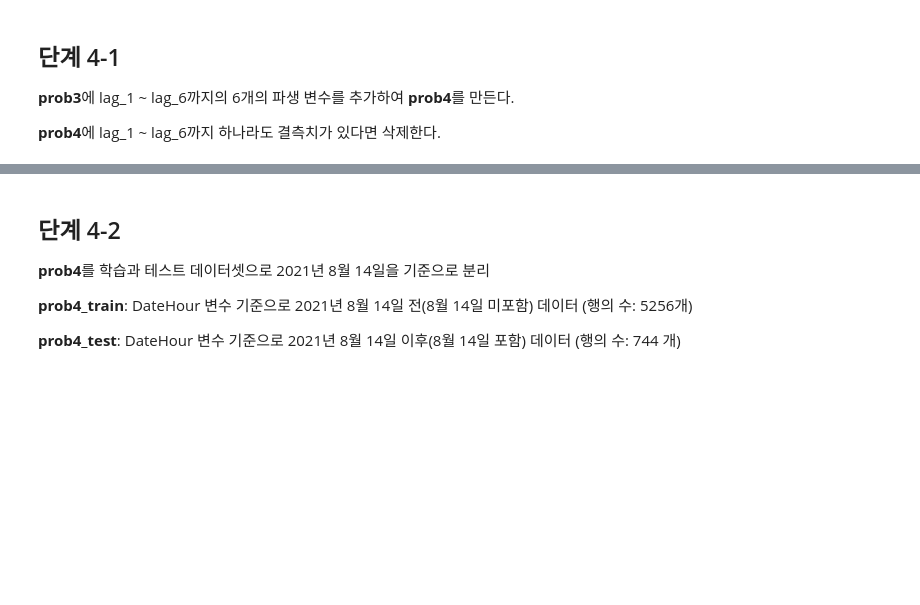
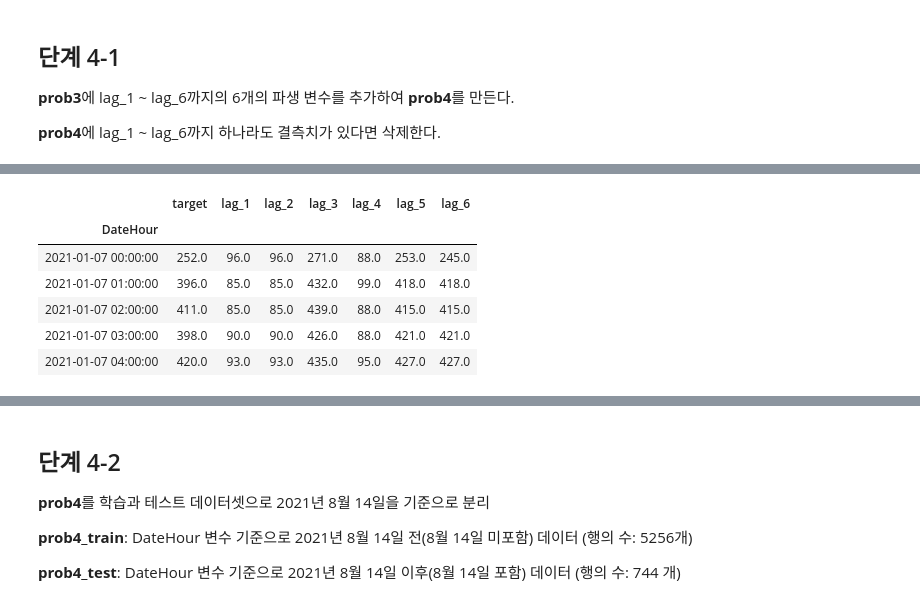
Before and after one commit to sunkusun9/DS_lv3_2603_2, a Jupyter notebook: sec_ds_lv3_prob3_prob.ipynb, the cells around one changed output, grey strips where cells are left out. Saved outputs shown, nothing was run; the diff lists cells and outputs as text; code cells hidden in the pictures; blank space fills up the shorter version.

```diff
--- a/sec_ds_lv3_prob3_prob.ipynb
+++ b/sec_ds_lv3_prob3_prob.ipynb
@@ -1479,0 +1757,23 @@ DateHour를 기준으로 동일한 시각의 n일 이전의 TotalHour를 파생
+# %%
+# 방법2 : shift 값의 위치 조정
+
+# 먼저 lag 변수들을 list comprehension을 이용해 만들고 이를
+# 인덱스는 동일하고 변수의 위치이동으로 만들었기 때문에 결합 방식으로 발생하는 결측에 대응할 수 없습니다.
+# dropna로 발생한 결측을 제거한 후
+# join을 활용하여 df_prob3와 결합합니다.
+# 이때 inner 방식으로 결합시켜, 결측을 방지합니다.
+df_prob4 = df_prob3.join(
+    pd.concat([
+        df_prob3['TotalHour'].shift(24 * i).rename('lag_{}'.format(i))
+        for i in range(1, 7)
+    ], axis =1).dropna(), how = 'inner'
+)
+df_prob4.iloc[:5, -7:]
+# %% [output]
+|  | target | lag_1 | lag_2 | lag_3 | lag_4 | lag_5 | lag_6 |
+| DateHour |  |  |  |  |  |  |  |
+| 2021-01-07 00:00:00 | 252.0 | 96.0 | 96.0 | 271.0 | 88.0 | 253.0 | 245.0 |
+| 2021-01-07 01:00:00 | 396.0 | 85.0 | 85.0 | 432.0 | 99.0 | 418.0 | 418.0 |
+| 2021-01-07 02:00:00 | 411.0 | 85.0 | 85.0 | 439.0 | 88.0 | 415.0 | 415.0 |
+| 2021-01-07 03:00:00 | 398.0 | 90.0 | 90.0 | 426.0 | 88.0 | 421.0 | 421.0 |
+| 2021-01-07 04:00:00 | 420.0 | 93.0 | 93.0 | 435.0 | 95.0 | 427.0 | 427.0 |
```
Also changed, not shown: parts of 139 cells of this notebook.
